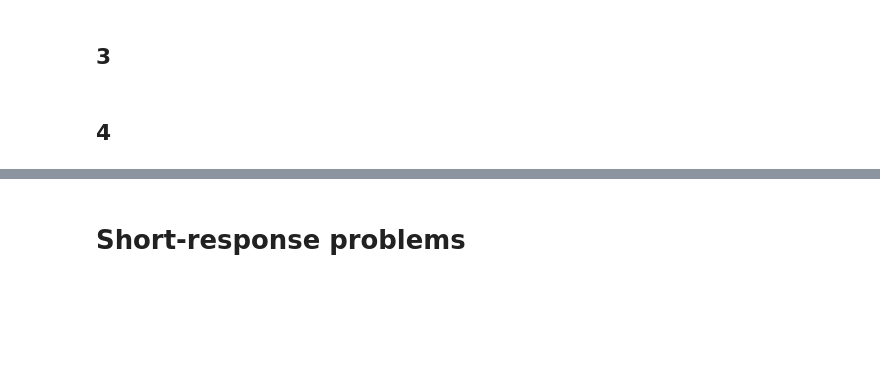
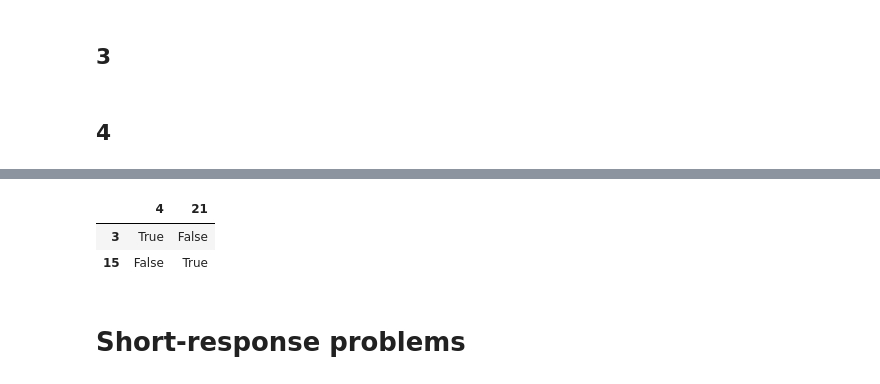
Before and after one commit to m-gaster/UChicago-Problem-Set, a Jupyter notebook: Problem Set 1.ipynb, the cells around one changed output, grey strips where cells are left out. Cells and saved outputs as stored; diff of their text form; code cells hidden in the pictures; blank space fills up the shorter version.

```diff
--- a/Problem Set 1.ipynb
+++ b/Problem Set 1.ipynb
@@ -93,3 +74,34 @@ Given the hint, I'd guess that 3 out of 4 people at CAAI have names that start w
+# %%
+def is_sol(n:int, j:int) -> bool:
+    if j > n:
+        return False
+    try:
+        p = (j / n) * (j - 1) / (n - 1)
+    except ZeroDivisionError:
+        return False
+    return np.isclose(p, 1 / 2)
+# %%
+def compute_feasible_array(max_n=50) -> pd.DataFrame:
+    q3_results = pd.DataFrame(
+        [
+            [is_sol(n=n, j=j) for n in range(max_n)]
+        for j in range(50)
+            ]
+    )
+    return q3_results
+# %%
+def fetch_solutions(max_n=50) -> List[tuple]:
+    q3_results = compute_feasible_array(max_n=max_n)
+    cols_to_keep = q3_results.sum() >= 1
+    rows_to_keep = q3_results.sum(axis=1) >= 1
+    sols = q3_results[rows_to_keep].loc[:, cols_to_keep]
+    return sols
+
+fetch_solutions()
+# %% [output]
+|  | 4 | 21 |
+| 3 | True | False |
+| 15 | False | True |
 # %% [markdown]
 # Short-response problems
 # %% [markdown]
```
Also changed, not shown: parts of 7 cells of this notebook.
